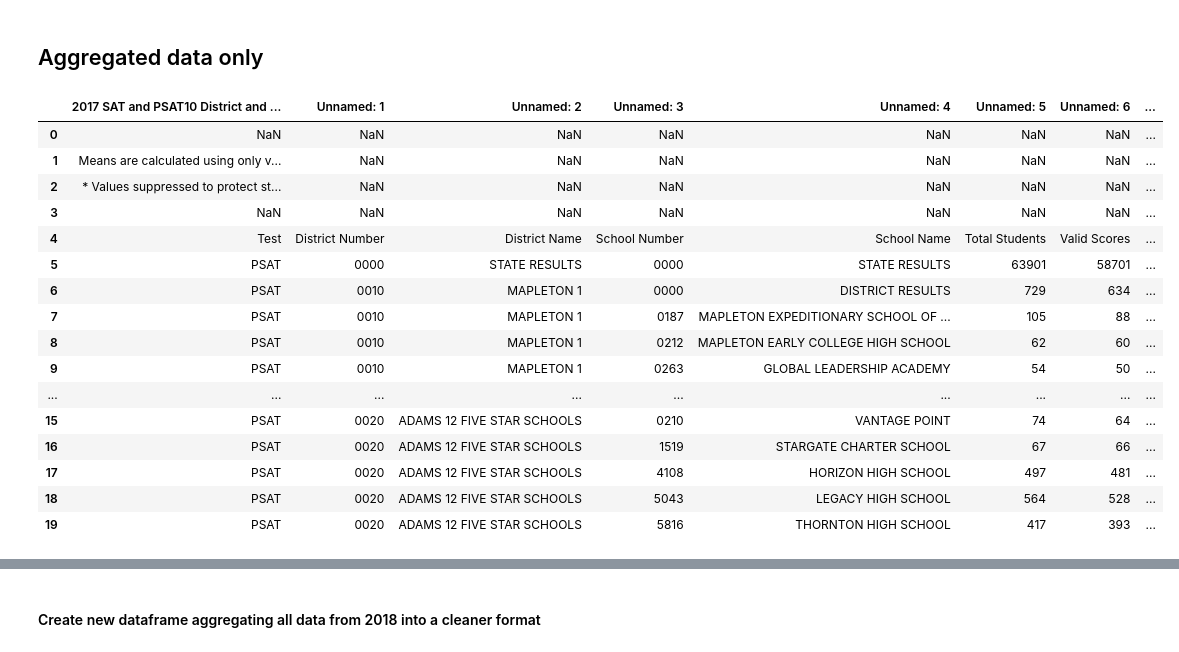
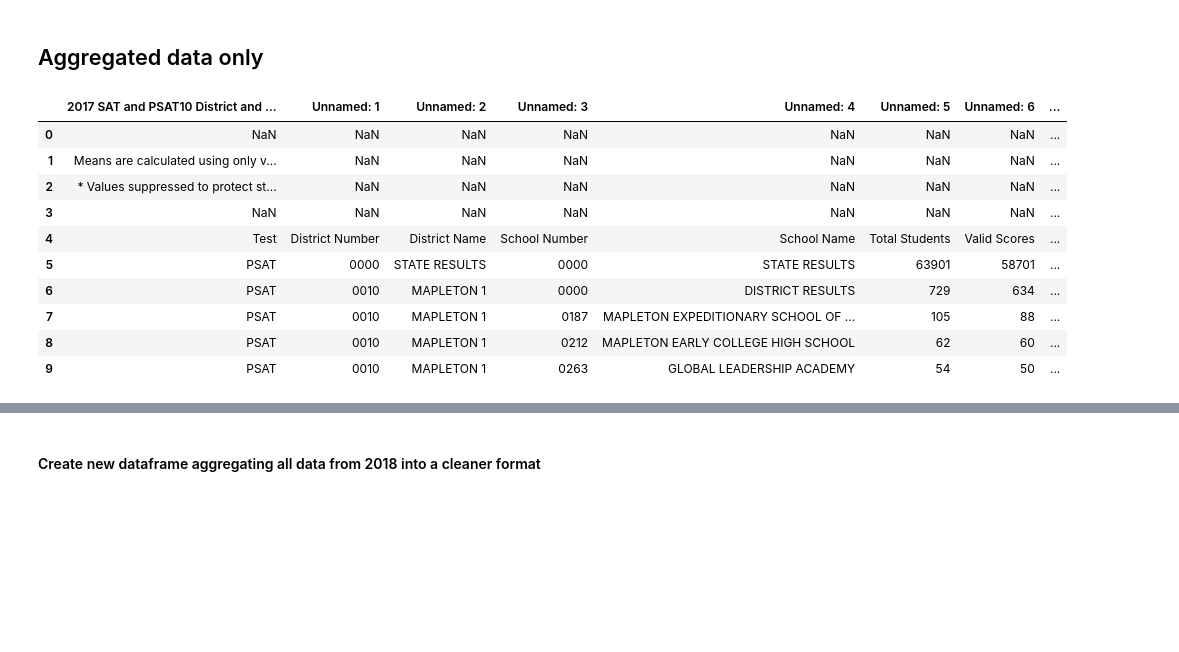
Before and after one commit to DanielEllisSchwartz/Springboard, a Jupyter notebook: SATScorePredictionsCapstone/Notebooks/SAT_predictions_data_wrangling.ipynb, the cells around one changed output, grey strips where cells are left out. Drawn from its saved outputs; the diff is of its cells as text; code cells hidden in the pictures; blank space fills up the shorter version.

```diff
--- a/SATScorePredictionsCapstone/Notebooks/SAT_predictions_data_wrangling.ipynb
+++ b/SATScorePredictionsCapstone/Notebooks/SAT_predictions_data_wrangling.ipynb
@@ -42,25 +40,19 @@ df_2018_multicat_raw = pd.read_excel(filepath_disagg + file_2018_multicat)
 # %% [markdown]
 ## Aggregated data only
 # %%
-df_2017_agg_raw.head(20)
+df_2017_agg_raw.head(10)
 # %% [output]
 |  | 2017 SAT and PSAT10 District and ... | Unnamed: 1 | Unnamed: 2 | Unnamed: 3 | Unnamed: 4 | Unnamed: 5 | Unnamed: 6 | ... |
 | 0 | NaN | NaN | NaN | NaN | NaN | NaN | NaN | ... |
 | 1 | Means are calculated using only v... | NaN | NaN | NaN | NaN | NaN | NaN | ... |
 | 2 | * Values suppressed to protect st... | NaN | NaN | NaN | NaN | NaN | NaN | ... |
 | 3 | NaN | NaN | NaN | NaN | NaN | NaN | NaN | ... |
 | 4 | Test | District Number | District Name | School Number | School Name | Total Students | Valid Scores | ... |
 | 5 | PSAT | 0000 | STATE RESULTS | 0000 | STATE RESULTS | 63901 | 58701 | ... |
 | 6 | PSAT | 0010 | MAPLETON 1 | 0000 | DISTRICT RESULTS | 729 | 634 | ... |
 | 7 | PSAT | 0010 | MAPLETON 1 | 0187 | MAPLETON EXPEDITIONARY SCHOOL OF ... | 105 | 88 | ... |
 | 8 | PSAT | 0010 | MAPLETON 1 | 0212 | MAPLETON EARLY COLLEGE HIGH SCHOOL | 62 | 60 | ... |
 | 9 | PSAT | 0010 | MAPLETON 1 | 0263 | GLOBAL LEADERSHIP ACADEMY | 54 | 50 | ... |
-| ... | ... | ... | ... | ... | ... | ... | ... | ... |
-| 15 | PSAT | 0020 | ADAMS 12 FIVE STAR SCHOOLS | 0210 | VANTAGE POINT | 74 | 64 | ... |
-| 16 | PSAT | 0020 | ADAMS 12 FIVE STAR SCHOOLS | 1519 | STARGATE CHARTER SCHOOL | 67 | 66 | ... |
-| 17 | PSAT | 0020 | ADAMS 12 FIVE STAR SCHOOLS | 4108 | HORIZON HIGH SCHOOL | 497 | 481 | ... |
-| 18 | PSAT | 0020 | ADAMS 12 FIVE STAR SCHOOLS | 5043 | LEGACY HIGH SCHOOL | 564 | 528 | ... |
-| 19 | PSAT | 0020 | ADAMS 12 FIVE STAR SCHOOLS | 5816 | THORNTON HIGH SCHOOL | 417 | 393 | ... |
 # %%
 # Drop rows with descriptive text
 df_2017_agg = df_2017_agg_raw.drop(df_2017_agg_raw.index[0:4])
```
Also changed, not shown: parts of 14 cells of this notebook.
